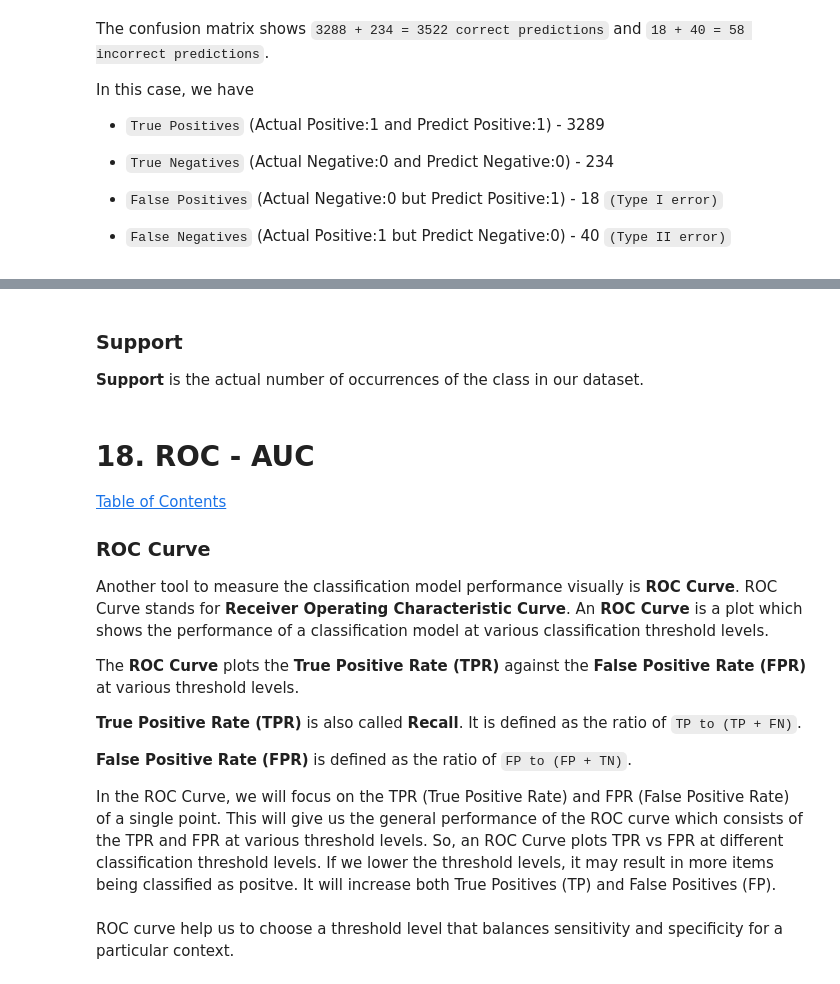
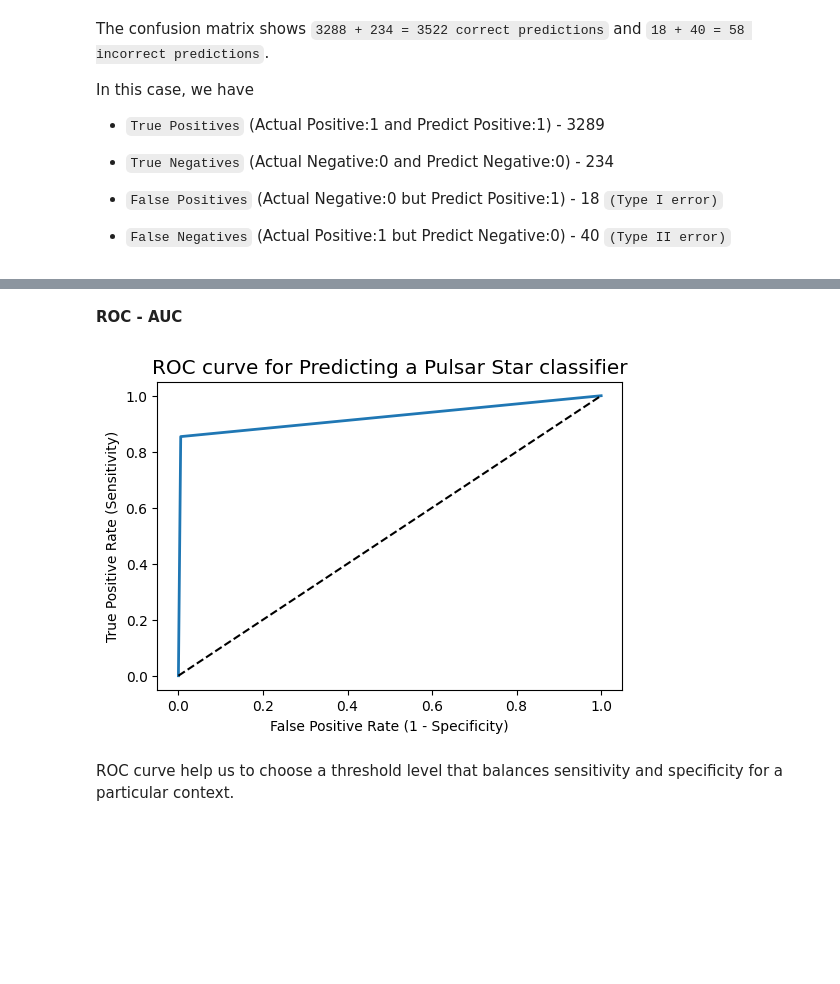
Before and after one commit to kjeyaram-orcl/DataScience, a Jupyter notebook: PulsarStar_CaseStudy.ipynb, the cells around one changed output, grey strips where cells are left out. Cells and saved outputs as stored; diff of their text form; code cells hidden in the pictures; blank space fills up the shorter version.

```diff
--- a/PulsarStar_CaseStudy.ipynb
+++ b/PulsarStar_CaseStudy.ipynb
@@ -671,57 +585,28 @@ compare classifier models, not global accuracy.
-# %% [markdown]
-### Support
-
-
-**Support** is the actual number of occurrences of the class in our dataset.
-# %% [markdown]
-# **18. ROC - AUC** <a class="anchor" id="18"></a>
-
-[Table of Contents](#0.1)
-
-
-
-### ROC Curve
-
-
-Another tool to measure the classification model performance visually is **ROC Curve**. ROC Curve stands for **Receiver Operating Characteristic Curve**. An **ROC Curve** is a plot which shows the performance of a classification model at various
-classification threshold levels.
-
-
-
-The **ROC Curve** plots the **True Positive Rate (TPR)** against the **False Positive Rate (FPR)** at various threshold levels.
-
-
-
-**True Positive Rate (TPR)** is also called **Recall**. It is defined as the ratio of `TP to (TP + FN)`.
-
-
-
-**False Positive Rate (FPR)** is defined as the ratio of `FP to (FP + TN)`.
-
-
-
-In the ROC Curve, we will focus on the TPR (True Positive Rate) and FPR (False Positive Rate) of a single point. This will give us the general performance of the ROC curve which consists of the TPR and FPR at various threshold levels. So, an ROC Curve plots TPR vs FPR at different classification threshold levels. If we lower the threshold levels, it may result in more items being classified as positve. It will increase both True Positives (TP) and False Positives (FP).
+# %% [markdown]
+**ROC - AUC**
 # %%
 # plot ROC Curve
 
 from sklearn.metrics import roc_curve
 
-fpr, tpr, thresholds = roc_curve(y_test, y_pred_test)
+fpr, tpr, thresholds = roc_curve(y_test, y_pred)
 
 plt.figure(figsize=(6,4))
 
 plt.plot(fpr, tpr, linewidth=2)
 
 plt.plot([0,1], [0,1], 'k--' )
 
 plt.rcParams['font.size'] = 12
 
 plt.title('ROC curve for Predicting a Pulsar Star classifier')
 
 plt.xlabel('False Positive Rate (1 - Specificity)')
 
 plt.ylabel('True Positive Rate (Sensitivity)')
 
 plt.show()
+# %% [output]
+[figure, added]
 # %% [markdown]
 ROC curve help us to choose a threshold level that balances sensitivity and specificity for a particular context.
```
Also changed, not shown: parts of 25 cells of this notebook.
